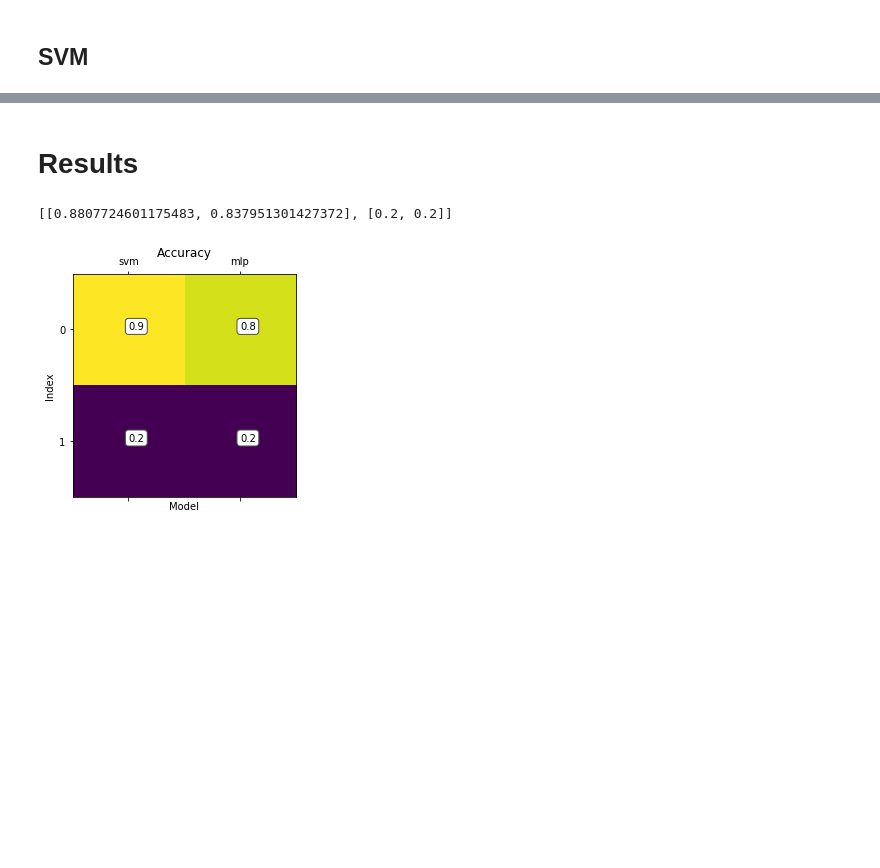
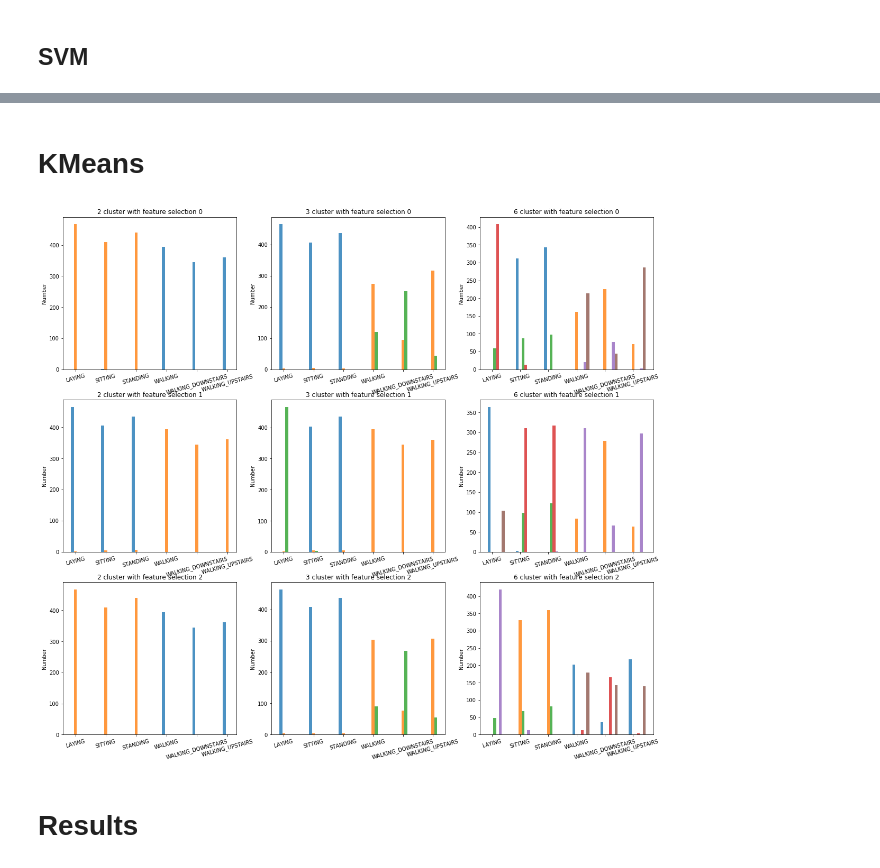
Before and after one commit to sylvain1811/mlbd-project-sharws, a Jupyter notebook: main.ipynb, the cells around one changed output, grey strips where cells are left out. Saved outputs shown, nothing was run; the diff lists cells and outputs as text; code cells hidden in the pictures; blank space fills up the shorter version.

Commit message:
kmeans

```diff
--- a/main.ipynb
+++ b/main.ipynb
@@ -196,3 +192,43 @@ results["svm"]=results_svm
+# %% [markdown]
+# KMeans
+# %%
+from sklearn.cluster import KMeans
+
+nb_label = 6
+nb_clusters = [2,3,6]
+
+plt.figure(figsize=(20,18))
+
+for i, indexes in enumerate(list_indexes):
+
+    for k, nb_cluster in enumerate(nb_clusters):
+
+        kmeans = KMeans(n_clusters=nb_cluster, n_jobs=4)
+        kmeans.fit(X_train[:,indexes])
+
+        fig = plt.subplot(len(list_indexes),len(nb_clusters),i*len(nb_clusters)+k+1)
+
+        index = np.arange(nb_label)
+        bar_width = 0.1
+        opacity = 0.8
+
+        for j in range(0,nb_cluster):
+            index_cluster=[index for index,value in enumerate(kmeans.labels_) if value == j]
+
+            counts = np.bincount(y_train[index_cluster],minlength=nb_label)
+#             print(counts)
+            bar = plt.bar(index + bar_width * j, counts, bar_width, alpha=opacity, label='Cluster'+str(j))
+
+
+        plt.legend().set_visible(False)
+        plt.ylabel('Number')
+        plt.title(str(nb_cluster)+' cluster with feature selection '+str(i))
+        plt.xticks(index + bar_width, [le.inverse_transform([x])[0] for x in range(0,nb_label)], rotation=15)
+
+
+plt.show()
+# %% [output]
+[figure, added]
 # %% [markdown]
 # Results
 # %%
@@ -221,8 +257,5 @@ for (i, j), z in np.ndenumerate(accuracies):
     plt.text(j, i, '{:0.1f}'.format(z),bbox=dict(boxstyle='round', facecolor='white', edgecolor='0.3'))
 
 plt.show()
-# %% [output]
-[[0.8807724601175483, 0.837951301427372], [0.2, 0.2]]
-[figure, removed]
 # %%
 # Results
```
Also changed, not shown: parts of 5 cells of this notebook.
